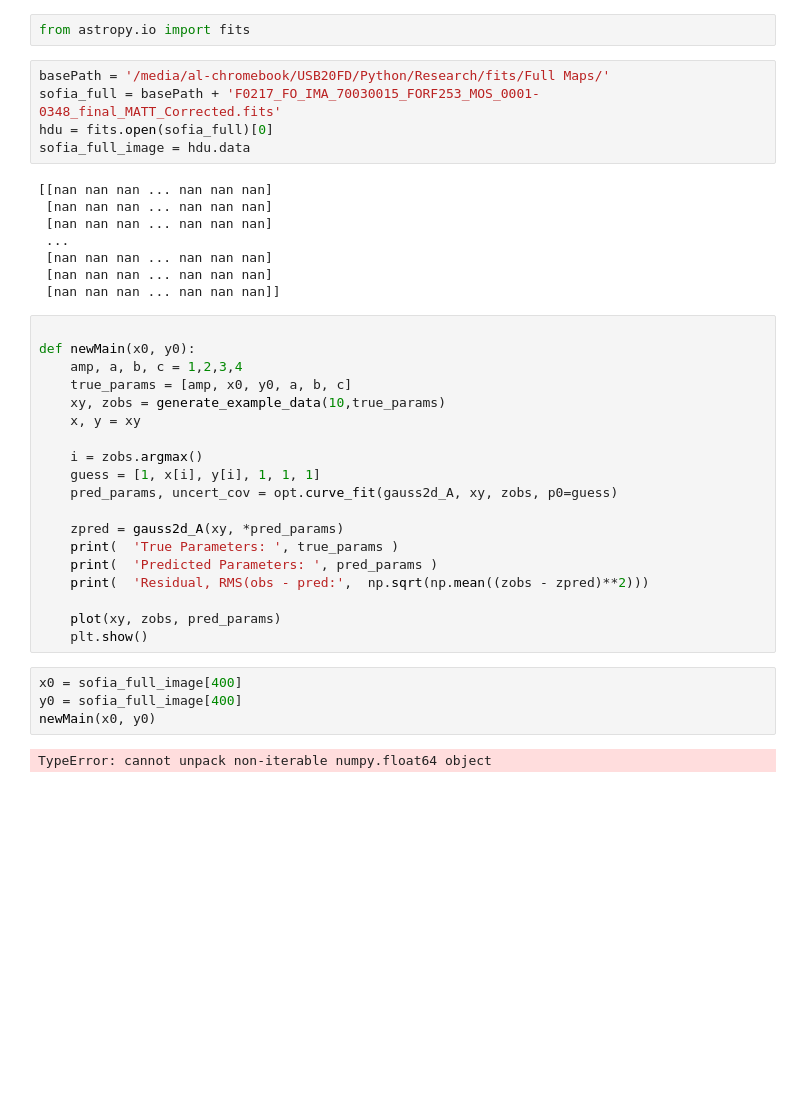
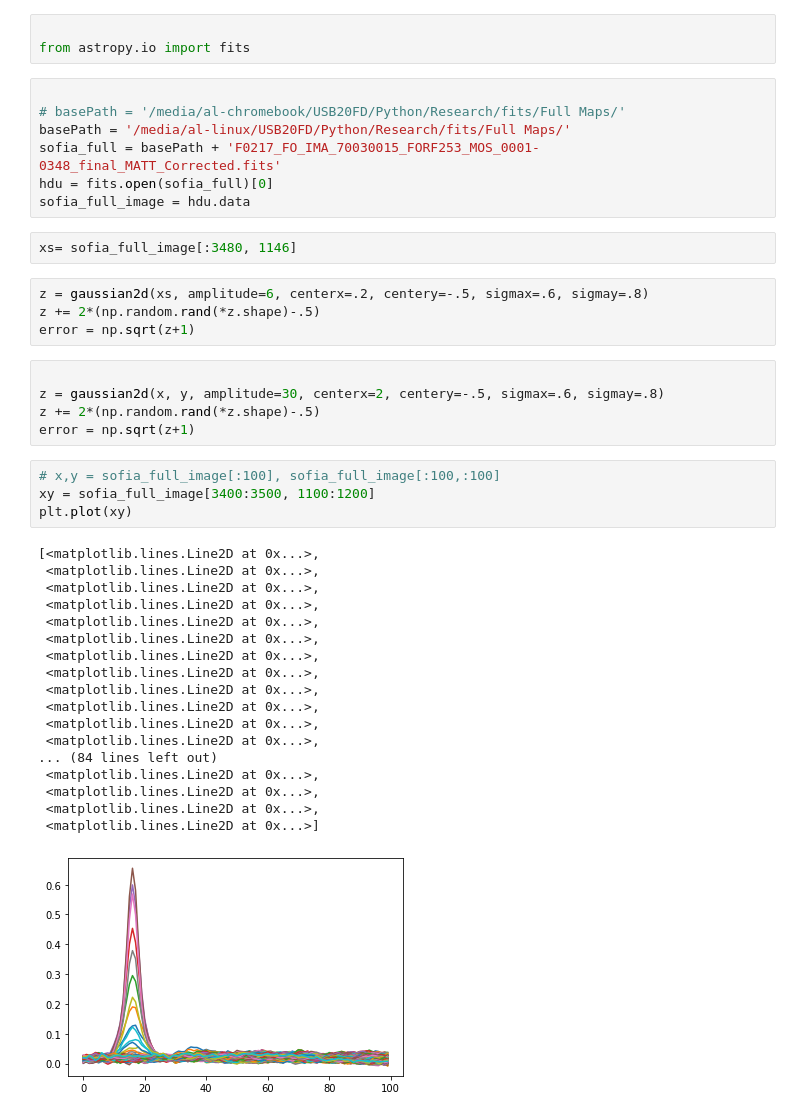
Before and after one commit to AndrewJAHogue/MIRA-cli, a Jupyter notebook: main.ipynb, the cells around one changed output. Drawn from its saved outputs; the diff is of its cells as text; blank space fills up the shorter version.

```diff
--- a/main.ipynb
+++ b/main.ipynb
@@ -97,40 +60,44 @@ Residual, RMS(obs - pred: 5.455974221249145e-17
 # %%
+
 from astropy.io import fits
 # %%
-basePath = '/media/al-chromebook/USB20FD/Python/Research/fits/Full Maps/'
+
+# basePath = '/media/al-chromebook/USB20FD/Python/Research/fits/Full Maps/'
+basePath = '/media/al-linux/USB20FD/Python/Research/fits/Full Maps/'
 sofia_full = basePath + 'F0217_FO_IMA_70030015_FORF253_MOS_0001-0348_final_MATT_Corrected.fits'
 hdu = fits.open(sofia_full)[0]
 sofia_full_image = hdu.data
-# %% [output]
-[[nan nan nan ... nan nan nan]
- [nan nan nan ... nan nan nan]
- [nan nan nan ... nan nan nan]
- ...
- [nan nan nan ... nan nan nan]
- [nan nan nan ... nan nan nan]
- [nan nan nan ... nan nan nan]]
-# %%
-
-def newMain(x0, y0):
-    amp, a, b, c = 1,2,3,4
-    true_params = [amp, x0, y0, a, b, c]
-    xy, zobs = generate_example_data(10,true_params)
-    x, y = xy
-
-    i = zobs.argmax()
-    guess = [1, x[i], y[i], 1, 1, 1]
-    pred_params, uncert_cov = opt.curve_fit(gauss2d_A, xy, zobs, p0=guess)
-
-    zpred = gauss2d_A(xy, *pred_params)
-    print(  'True Parameters: ', true_params )
-    print(  'Predicted Parameters: ', pred_params )
-    print(  'Residual, RMS(obs - pred:',  np.sqrt(np.mean((zobs - zpred)**2)))
-
-    plot(xy, zobs, pred_params)
-    plt.show()
-# %%
-x0 = sofia_full_image[400]
-y0 = sofia_full_image[400]
-newMain(x0, y0)
-# %% [output]
-TypeError: cannot unpack non-iterable numpy.float64 object
+# %%
+xs= sofia_full_image[:3480, 1146]
+# %%
+z = gaussian2d(xs, amplitude=6, centerx=.2, centery=-.5, sigmax=.6, sigmay=.8)
+z += 2*(np.random.rand(*z.shape)-.5)
+error = np.sqrt(z+1)
+# %%
+
+z = gaussian2d(x, y, amplitude=30, centerx=2, centery=-.5, sigmax=.6, sigmay=.8)
+z += 2*(np.random.rand(*z.shape)-.5)
+error = np.sqrt(z+1)
+# %%
+# x,y = sofia_full_image[:100], sofia_full_image[:100,:100]
+xy = sofia_full_image[3400:3500, 1100:1200]
+plt.plot(xy)
+# %% [output]
+[<matplotlib.lines.Line2D at 0x...>,
+ <matplotlib.lines.Line2D at 0x...>,
+ <matplotlib.lines.Line2D at 0x...>,
+ <matplotlib.lines.Line2D at 0x...>,
+ <matplotlib.lines.Line2D at 0x...>,
+ <matplotlib.lines.Line2D at 0x...>,
+ <matplotlib.lines.Line2D at 0x...>,
+ <matplotlib.lines.Line2D at 0x...>,
+ <matplotlib.lines.Line2D at 0x...>,
+ <matplotlib.lines.Line2D at 0x...>,
+ <matplotlib.lines.Line2D at 0x...>,
+ <matplotlib.lines.Line2D at 0x...>,
+... (84 lines left out)
+ <matplotlib.lines.Line2D at 0x...>,
+ <matplotlib.lines.Line2D at 0x...>,
+ <matplotlib.lines.Line2D at 0x...>,
+ <matplotlib.lines.Line2D at 0x...>]
+[figure, added]
```
Also changed, not shown: parts of 21 cells of this notebook, 3 other files.
